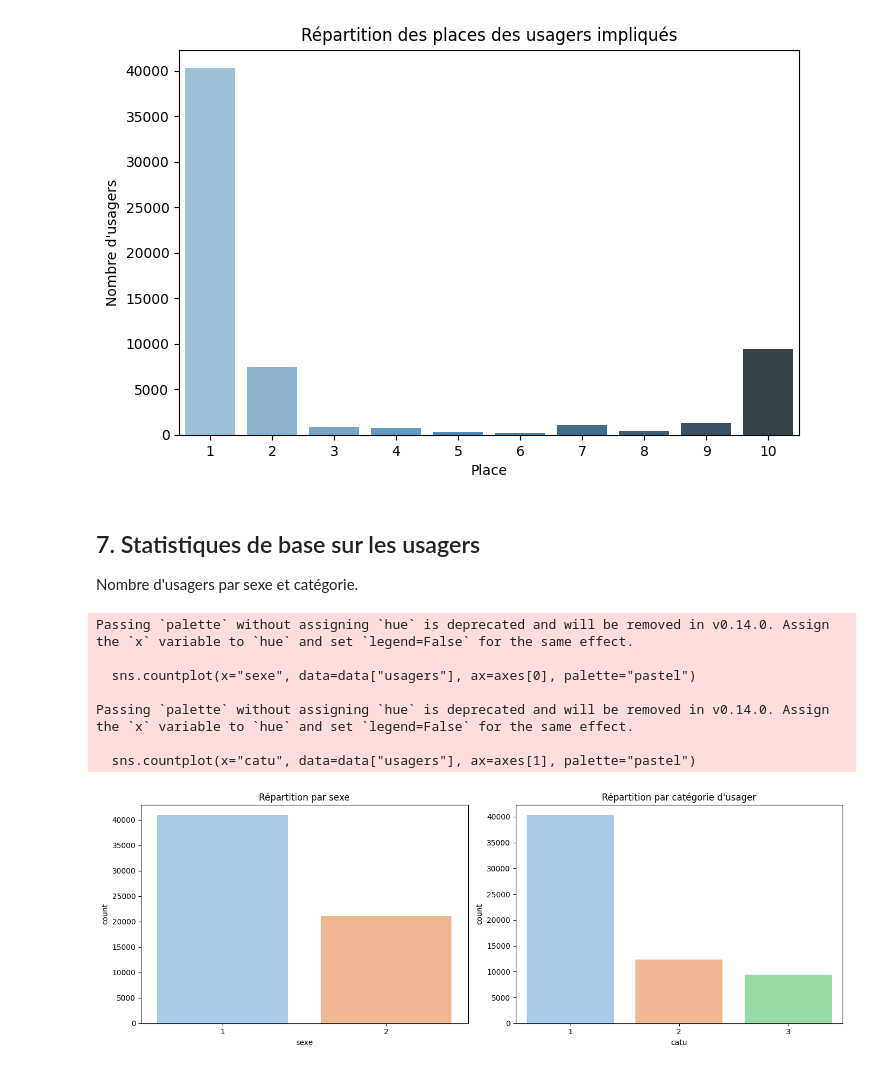
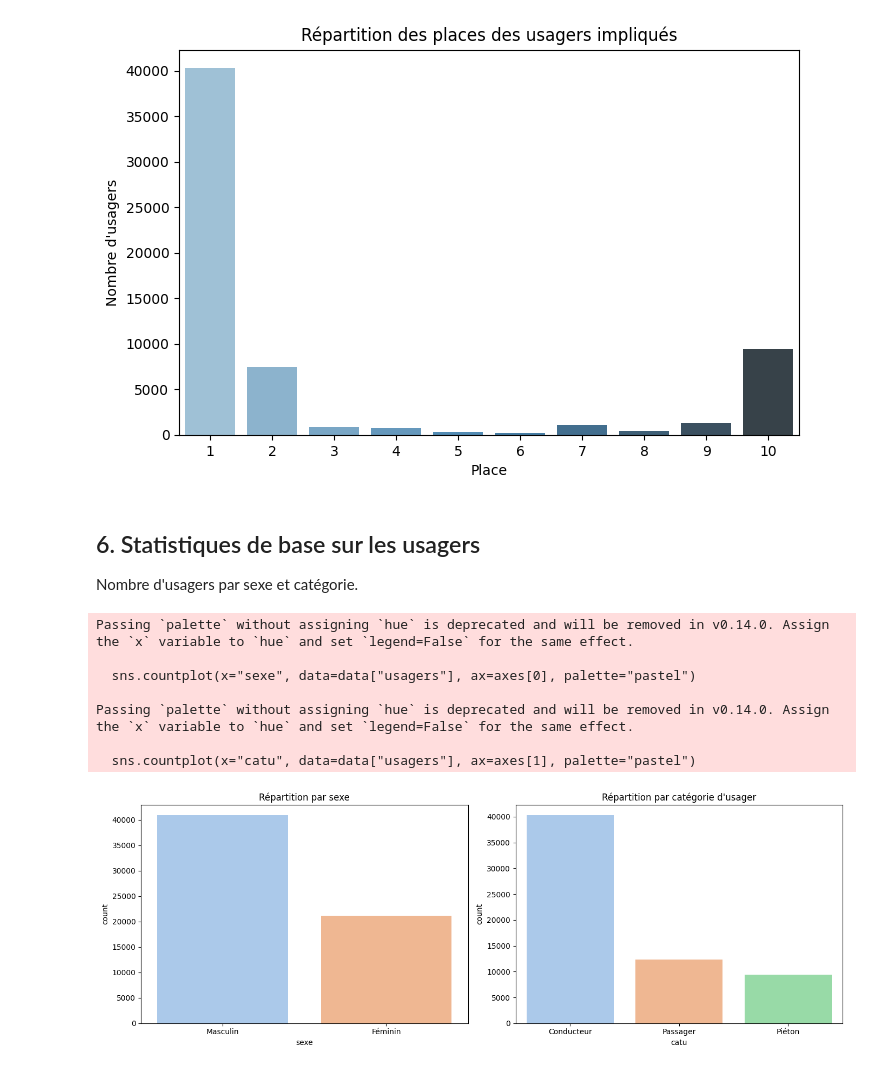
Before and after one commit to Benfou21/road_safety_analysis, a Jupyter notebook: notebooks/2_visualisation.ipynb, the cells around one changed output. Saved outputs shown, nothing was run; the diff lists cells and outputs as text; code cells hidden in the pictures.

```diff
--- a/notebooks/2_visualisation.ipynb
+++ b/notebooks/2_visualisation.ipynb
@@ -146,26 +132,31 @@ Passing `palette` without assigning `hue` is deprecated and will be removed in v
   sns.barplot(x=place_counts.index, y=place_counts.values, palette="Blues_d")
 [figure]
 # %% [markdown]
-## 7. Statistiques de base sur les usagers
+## 6. Statistiques de base sur les usagers
 
 Nombre d'usagers par sexe et catégorie.
 # %%
 fig, axes = plt.subplots(1, 2, figsize=(14, 5))
 
 sns.countplot(x="sexe", data=data["usagers"], ax=axes[0], palette="pastel")
 axes[0].set_title("Répartition par sexe")
+axes[0].set_xticks([0, 1])  # ou utilise sorted(data["usagers"]["sexe"].unique()) si dynamique
+axes[0].set_xticklabels(["Masculin", "Féminin"])
+
 
 sns.countplot(x="catu", data=data["usagers"], ax=axes[1], palette="pastel")
 axes[1].set_title("Répartition par catégorie d'usager")
+axes[1].set_xticks([0, 1, 2])
+axes[1].set_xticklabels(["Conducteur", "Passager", "Piéton"])
 
 plt.tight_layout()
 plt.show()
 # %% [output]
 Passing `palette` without assigning `hue` is deprecated and will be removed in v0.14.0. Assign the `x` variable to `hue` and set `legend=False` for the same effect.
 
   sns.countplot(x="sexe", data=data["usagers"], ax=axes[0], palette="pastel")
 
 Passing `palette` without assigning `hue` is deprecated and will be removed in v0.14.0. Assign the `x` variable to `hue` and set `legend=False` for the same effect.
 
   sns.countplot(x="catu", data=data["usagers"], ax=axes[1], palette="pastel")
-[figure, old version]
+[figure, new version]
```
Also changed, not shown: parts of 10 cells of this notebook, 3 other files.
